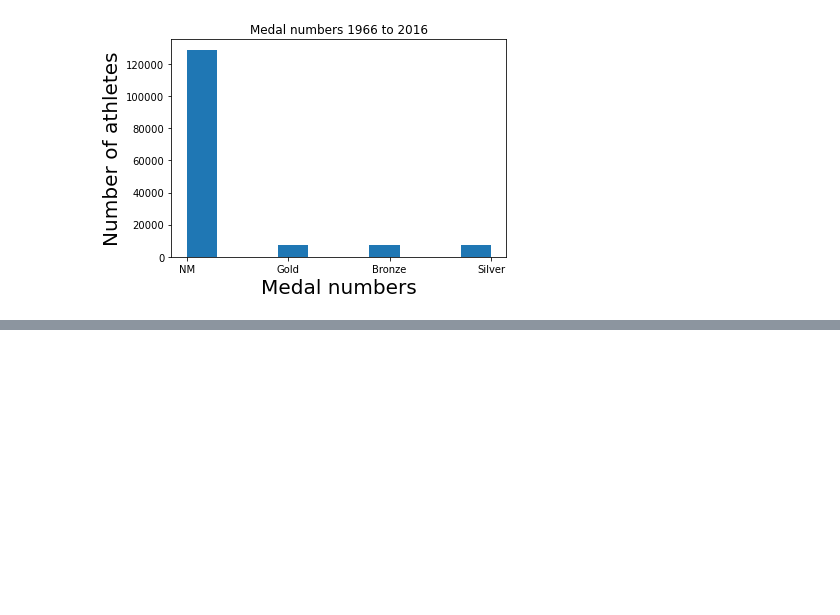
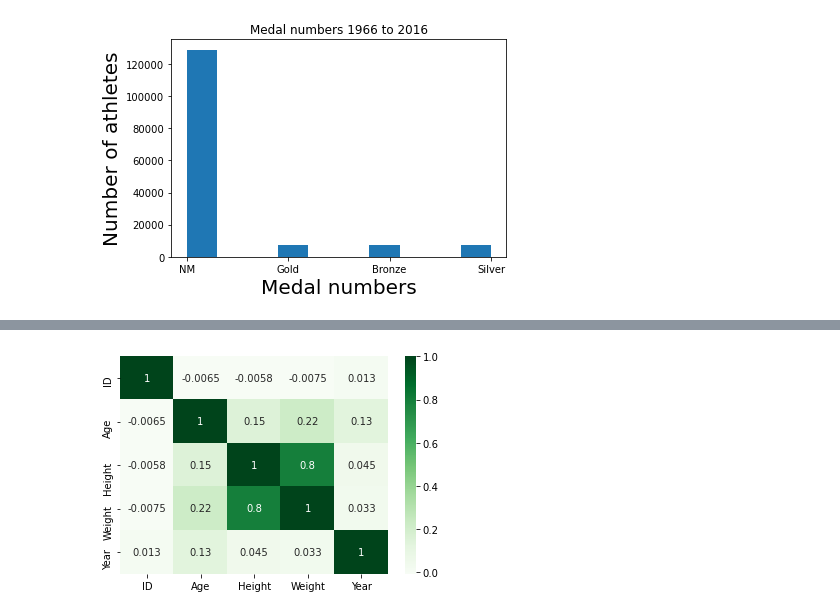
Before and after one commit to ColmRy/UCDPAColm-Ryan, a Jupyter notebook: MyProject.ipynb, the cells around one changed output, grey strips where cells are left out. Saved outputs shown, nothing was run; the diff lists cells and outputs as text; code cells hidden in the pictures; blank space fills up the shorter version.

Commit message:
Saving graphs

```diff
--- a/MyProject.ipynb
+++ b/MyProject.ipynb
@@ -363,2 +383,6 @@ olympics_final.corr()
 # %%
-sns.heatmap(olympics_final.corr())
+sns.heatmap(olympics_final.corr(), annot=True, cmap='Greens')
+plt.savefig('Heatmap')
+plt.show()
+# %% [output]
+[figure, added]
```
Also changed, not shown: parts of 11 cells of this notebook.
